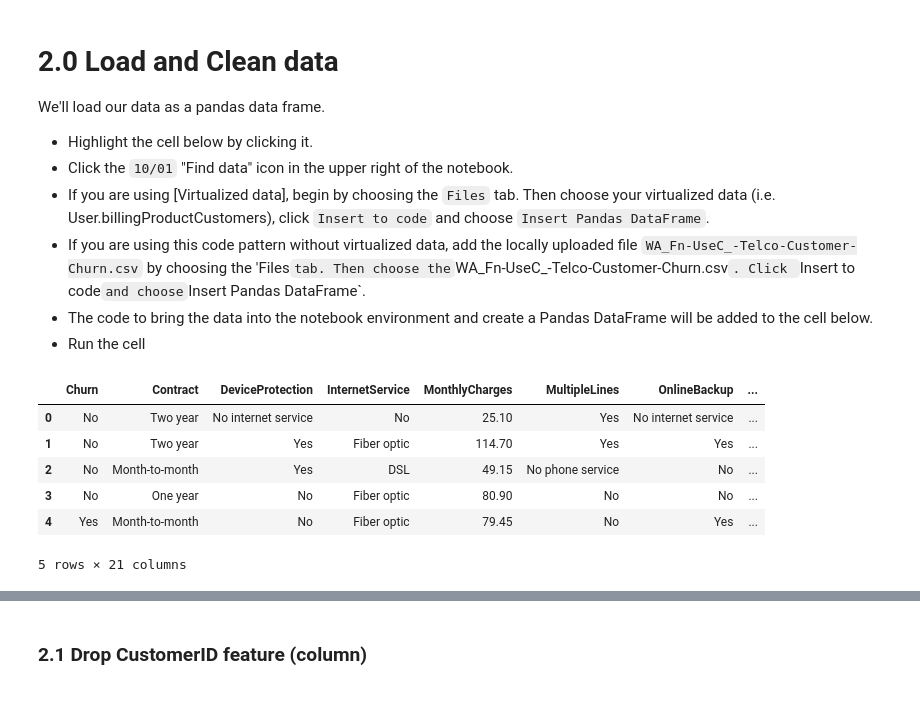
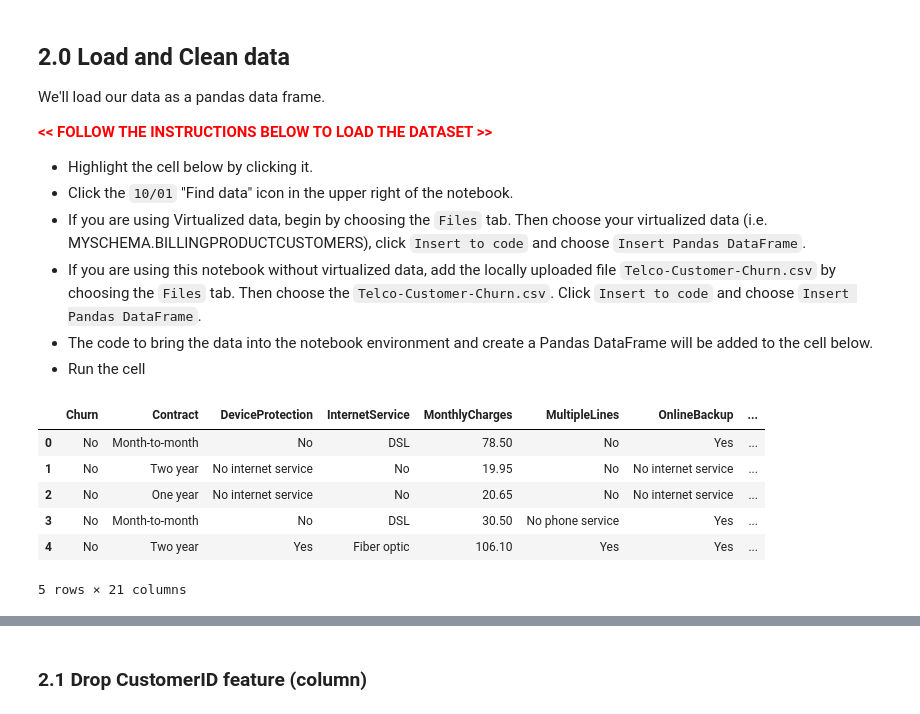
Before and after one commit to IBM/telco-customer-churn-on-icp4d, a Jupyter notebook: examples/Telco-customer-churn-ICP4D-with-output.ipynb, the cells around one changed output, grey strips where cells are left out. Saved outputs shown, nothing was run; the diff lists cells and outputs as text; code cells hidden in the pictures.

Commit message:
Update the example notebook with output

```diff
--- a/examples/Telco-customer-churn-ICP4D-with-output.ipynb
+++ b/examples/Telco-customer-churn-ICP4D-with-output.ipynb
@@ -13,44 +37,47 @@ Requirement already satisfied, skipping upgrade: py4j==0.10.7 in /home/wsuser/.l
 # %% [markdown]
-# 2.0 Load and Clean data
+## 2.0 Load and Clean data
+
 We'll load our data as a pandas data frame.
+
+**<font color='red'><< FOLLOW THE INSTRUCTIONS BELOW TO LOAD THE DATASET >></font>**
 
 * Highlight the cell below by clicking it.
 * Click the `10/01` "Find data" icon in the upper right of the notebook.
-* If you are using [Virtualized data], begin by choosing the `Files` tab. Then choose your virtualized data (i.e. User<xyz>.billingProductCustomers), click `Insert to code` and choose `Insert Pandas DataFrame`.
-* If you are using this code pattern without virtualized data, add the locally uploaded file `WA_Fn-UseC_-Telco-Customer-Churn.csv` by choosing the 'Files` tab. Then choose the `WA_Fn-UseC_-Telco-Customer-Churn.csv`. Click `Insert to code` and choose `Insert Pandas DataFrame`.
+* If you are using Virtualized data, begin by choosing the `Files` tab. Then choose your virtualized data (i.e. MYSCHEMA.BILLINGPRODUCTCUSTOMERS), click `Insert to code` and choose `Insert Pandas DataFrame`.
+* If you are using this notebook without virtualized data, add the locally uploaded file `Telco-Customer-Churn.csv` by choosing the `Files` tab. Then choose the `Telco-Customer-Churn.csv`. Click `Insert to code` and choose `Insert Pandas DataFrame`.
 * The code to bring the data into the notebook environment and create a Pandas DataFrame will be added to the cell below.
 * Run the cell
 # %%
-
+# Place cursor below and insert the Pandas DataFrame for the Telco churn data
 # @hidden_cell
 # This connection object is used to access your data and contains your credentials.
 # You might want to remove those credentials before you share your notebook.
 
 from project_lib import Project
 project = Project.access()
-USER999_BILLINGPRODUCTSCUSTOMERSV2_credentials = project.get_connected_data(name="USER999.BILLINGPRODUCTSCUSTOMERSV2")
+USER1053_BILLINGPRODUCTSCUSTOMERS_credentials = project.get_connected_data(name="USER1053.BILLINGPRODUCTSCUSTOMERS")
 
 import jaydebeapi, pandas as pd
-USER999_BILLINGPRODUCTSCUSTOMERSV2_connection = jaydebeapi.connect('com.ibm.db2.jcc.DB2Driver',
+USER1053_BILLINGPRODUCTSCUSTOMERS_connection = jaydebeapi.connect('com.ibm.db2.jcc.DB2Driver',
     '{}://{}:{}/{}:user={};password={};'.format('jdbc:db2',
-    USER999_BILLINGPRODUCTSCUSTOMERSV2_credentials['host'],
-    USER999_BILLINGPRODUCTSCUSTOMERSV2_credentials['port'],
-    USER999_BILLINGPRODUCTSCUSTOMERSV2_credentials['database'],
-    USER999_BILLINGPRODUCTSCUSTOMERSV2_credentials['username'],
-    USER999_BILLINGPRODUCTSCUSTOMERSV2_credentials['password']))
+    USER1053_BILLINGPRODUCTSCUSTOMERS_credentials['host'],
+    USER1053_BILLINGPRODUCTSCUSTOMERS_credentials['port'],
+    USER1053_BILLINGPRODUCTSCUSTOMERS_credentials['database'],
+    USER1053_BILLINGPRODUCTSCUSTOMERS_credentials['username'],
+    USER1053_BILLINGPRODUCTSCUSTOMERS_credentials['password']))
 
-query = 'SELECT * FROM USER999.BILLINGPRODUCTSCUSTOMERSV2'
-data_df_1 = pd.read_sql(query, con=USER999_BILLINGPRODUCTSCUSTOMERSV2_connection)
-data_df_1.head()
+query = 'SELECT * FROM USER1053.BILLINGPRODUCTSCUSTOMERS'
+data_df_5 = pd.read_sql(query, con=USER1053_BILLINGPRODUCTSCUSTOMERS_connection)
+data_df_5.head()
 
 # You can close the database connection with the following code.
-# USER999_BILLINGPRODUCTSCUSTOMERSV2_connection.close()
+# USER1053_BILLINGPRODUCTSCUSTOMERS_connection.close()
 # To learn more about the jaydebeapi package, please read the documentation: https://pypi.org/project/JayDeBeApi/
 # %% [output]
 |  | Churn | Contract | DeviceProtection | InternetService | MonthlyCharges | MultipleLines | OnlineBackup | ... |
-| 0 | No | Two year | No internet service | No | 25.10 | Yes | No internet service | ... |
-| 1 | No | Two year | Yes | Fiber optic | 114.70 | Yes | Yes | ... |
-| 2 | No | Month-to-month | Yes | DSL | 49.15 | No phone service | No | ... |
-| 3 | No | One year | No | Fiber optic | 80.90 | No | No | ... |
-| 4 | Yes | Month-to-month | No | Fiber optic | 79.45 | No | Yes | ... |
+| 0 | No | Month-to-month | No | DSL | 78.50 | No | Yes | ... |
+| 1 | No | Two year | No internet service | No | 19.95 | No | No internet service | ... |
+| 2 | No | One year | No internet service | No | 20.65 | No | No internet service | ... |
+| 3 | No | Month-to-month | No | DSL | 30.50 | No phone service | Yes | ... |
+| 4 | No | Two year | Yes | Fiber optic | 106.10 | Yes | Yes | ... |
 5 rows × 21 columns
```
Also changed, not shown: parts of 89 cells of this notebook.
